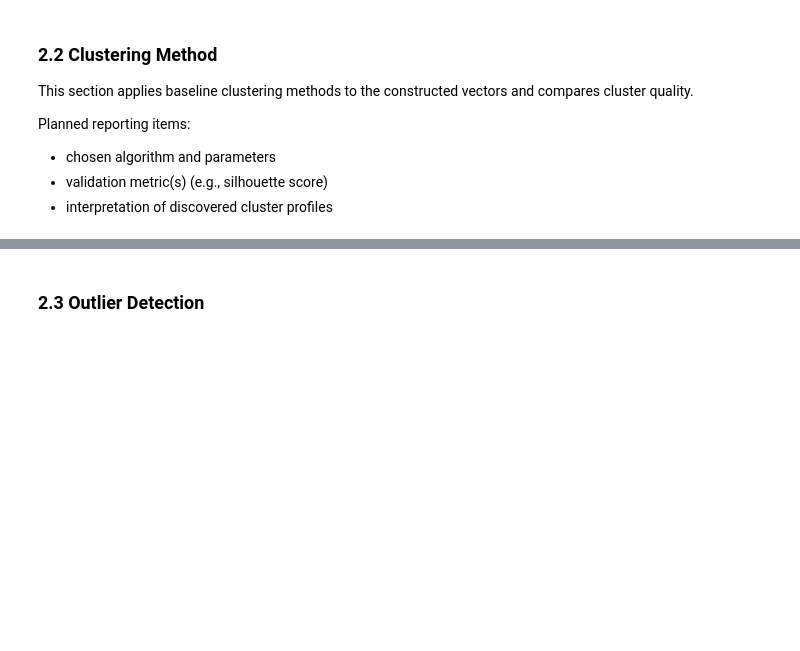
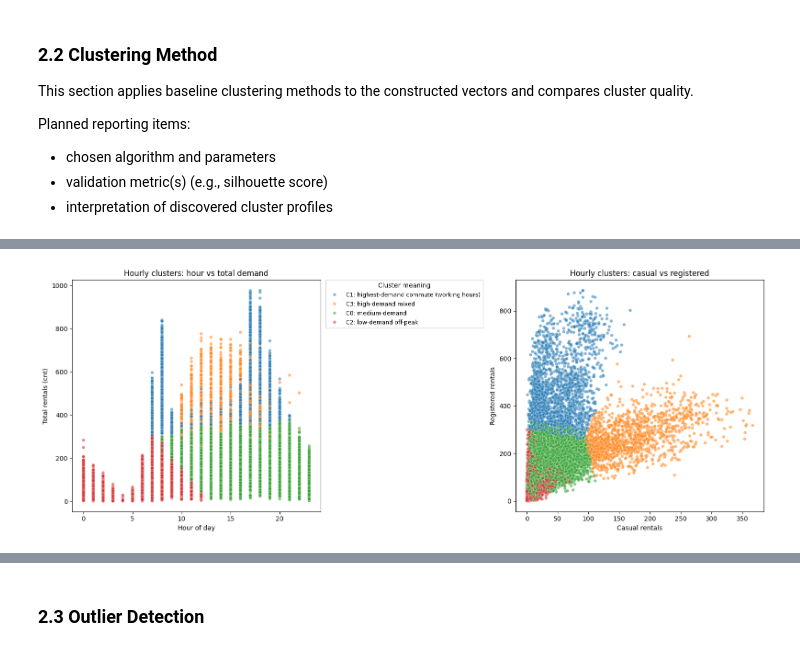
Before and after one commit to DominikKysel/DM-Project, a Jupyter notebook: data_mining_project_bike_sharing.ipynb, the cells around one changed output, grey strips where cells are left out. Saved outputs shown, nothing was run; the diff lists cells and outputs as text; code cells hidden in the pictures; blank space fills up the shorter version.

```diff
--- a/data_mining_project_bike_sharing.ipynb
+++ b/data_mining_project_bike_sharing.ipynb
@@ -638,6 +644,3 @@ Planned reporting items:
 - chosen algorithm and parameters
 - validation metric(s) (e.g., silhouette score)
 - interpretation of discovered cluster profiles
-# %%
-# Implement clustering algorithm here
-labels = None
@@ -643,0 +697,55 @@ labels = None
+# %%
+cluster_order = profile.index.tolist()
+label_templates = [
+    "highest-demand commute (working hours)",
+    "high-demand mixed",
+    "medium-demand",
+    "low-demand off-peak",
+    "very-low demand late-night",
+]
+cluster_name_map = {}
+for rank, cid in enumerate(cluster_order):
+    label = label_templates[rank] if rank < len(label_templates) else f"pattern-{rank+1}"
+    cluster_name_map[cid] = f"C{cid}: {label}"
+
+df_clean["cluster_hourly_name"] = df_clean["cluster_hourly"].map(cluster_name_map)
+hue_order = [cluster_name_map[cid] for cid in cluster_order]
+palette = dict(zip(hue_order, sns.color_palette("tab10", n_colors=len(hue_order))))
+
+fig, axes = plt.subplots(1, 2, figsize=(16, 6))
+
+sns.scatterplot(
+    data=df_clean,
+    x="hr", y="cnt",
+    hue="cluster_hourly_name",
+    hue_order=hue_order,
+    palette=palette,
+    alpha=0.55, s=24,
+    ax=axes[0]
+)
+axes[0].set_title("Hourly clusters: hour vs total demand")
+axes[0].set_xlabel("Hour of day")
+axes[0].set_ylabel("Total rentals (cnt)")
+
+leg = axes[0].legend(title="Cluster meaning", bbox_to_anchor=(1.02, 1), loc="upper left", borderaxespad=0)
+for text in leg.get_texts():
+    text.set_fontsize(9)
+
+sns.scatterplot(
+    data=df_clean,
+    x="casual", y="registered",
+    hue="cluster_hourly_name",
+    hue_order=hue_order,
+    palette=palette,
+    alpha=0.55, s=24,
+    ax=axes[1],
+    legend=False
+)
+axes[1].set_title("Hourly clusters: casual vs registered")
+axes[1].set_xlabel("Casual rentals")
+axes[1].set_ylabel("Registered rentals")
+
+plt.tight_layout()
+plt.show()
+# %% [output]
+[figure, added]
```
Also changed, not shown: parts of 15 cells of this notebook.
